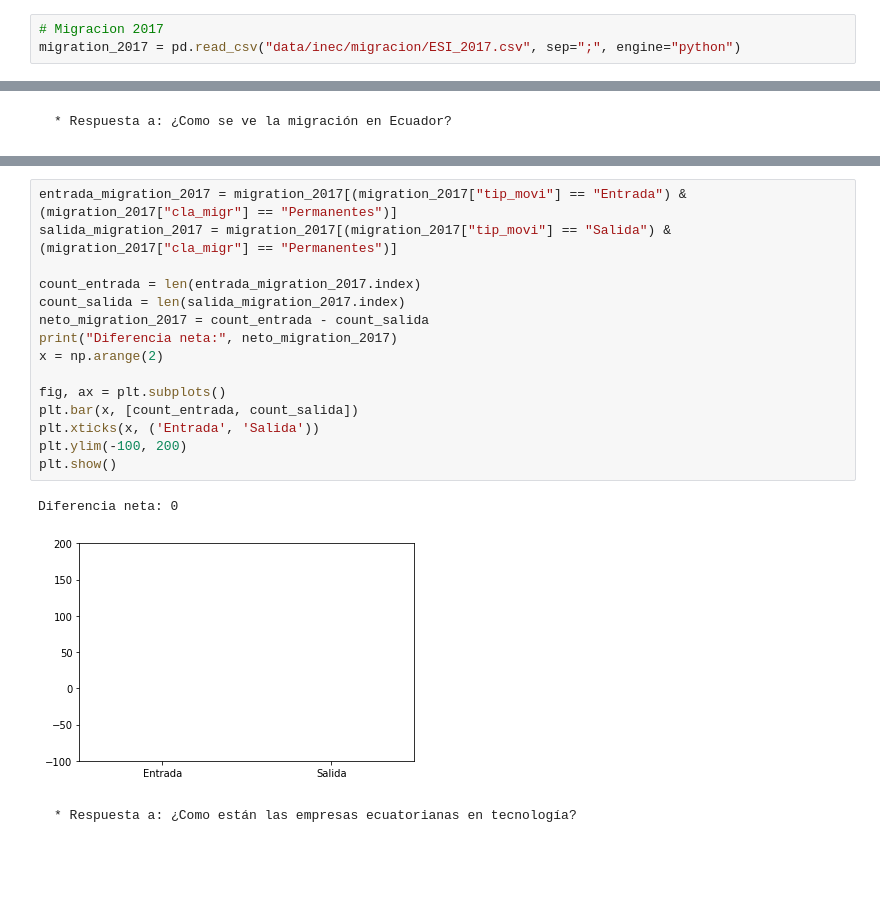
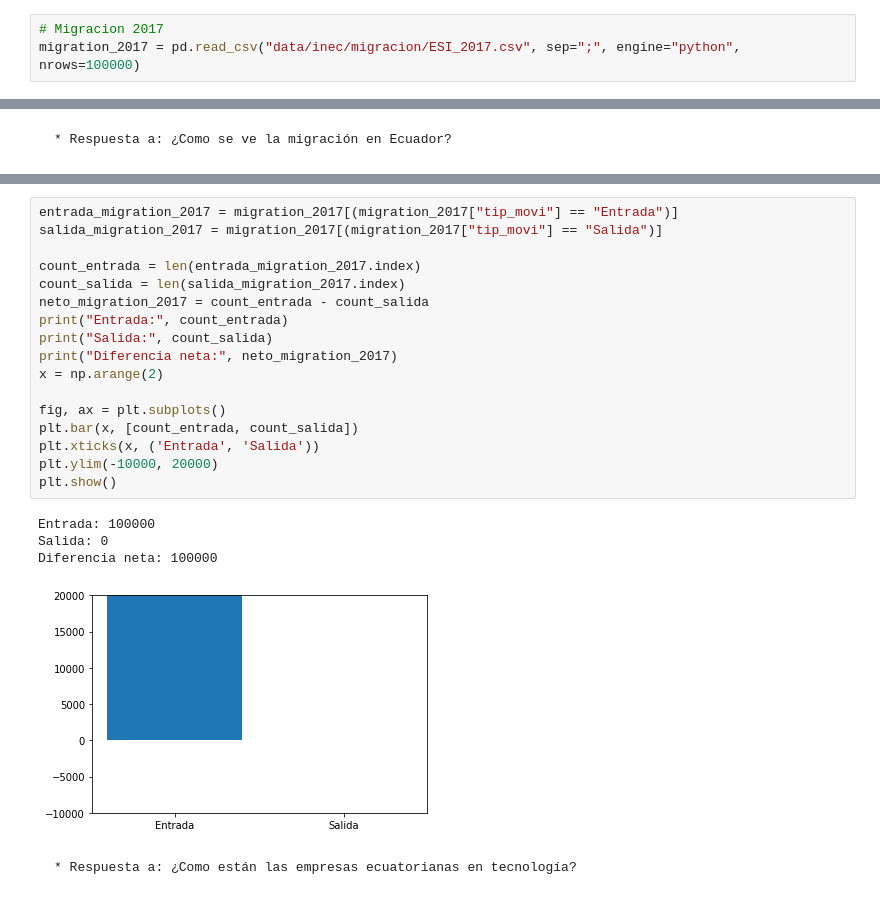
Before and after one commit to 2018-B-GR1-Python/proa-o-chaviznan-jairo-geovanny, a Jupyter notebook: FINAL/migracion_tecnologia.ipynb, the cells around one changed output, grey strips where cells are left out. Drawn from its saved outputs; the diff is of its cells as text; blank space fills up the shorter version.

```diff
--- a/FINAL/migracion_tecnologia.ipynb
+++ b/FINAL/migracion_tecnologia.ipynb
@@ -24,7 +26,7 @@ population_2018 = 17023408
 population_real = 17194015
 # %%
 # Migracion 2017
-migration_2017 = pd.read_csv("data/inec/migracion/ESI_2017.csv", sep=";", engine="python")
+migration_2017 = pd.read_csv("data/inec/migracion/ESI_2017.csv", sep=";", engine="python", nrows=100000)
 # %%
 # Migracion 2016
 migration_2016 = pd.read_csv("data/inec/migracion/ESI_2017.csv", sep=";", engine="python", nrows=100)
@@ -174,21 +207,25 @@ plt.show()
 # %%
-entrada_migration_2017 = migration_2017[(migration_2017["tip_movi"] == "Entrada") & (migration_2017["cla_migr"] == "Permanentes")]
-salida_migration_2017 = migration_2017[(migration_2017["tip_movi"] == "Salida") & (migration_2017["cla_migr"] == "Permanentes")]
+entrada_migration_2017 = migration_2017[(migration_2017["tip_movi"] == "Entrada")]
+salida_migration_2017 = migration_2017[(migration_2017["tip_movi"] == "Salida")]
 
 count_entrada = len(entrada_migration_2017.index)
 count_salida = len(salida_migration_2017.index)
 neto_migration_2017 = count_entrada - count_salida
+print("Entrada:", count_entrada)
+print("Salida:", count_salida)
 print("Diferencia neta:", neto_migration_2017)
 x = np.arange(2)
 
 fig, ax = plt.subplots()
 plt.bar(x, [count_entrada, count_salida])
 plt.xticks(x, ('Entrada', 'Salida'))
-plt.ylim(-100, 200)
+plt.ylim(-10000, 20000)
 plt.show()
 # %% [output]
-Diferencia neta: 0
+Entrada: 100000
+Salida: 0
+Diferencia neta: 100000
-[figure, old version]
+[figure, new version]
 # %% [markdown]
     * Respuesta a: ¿Como están las empresas ecuatorianas en tecnología?
 # %%
```
Also changed, not shown: parts of 50 cells of this notebook.
